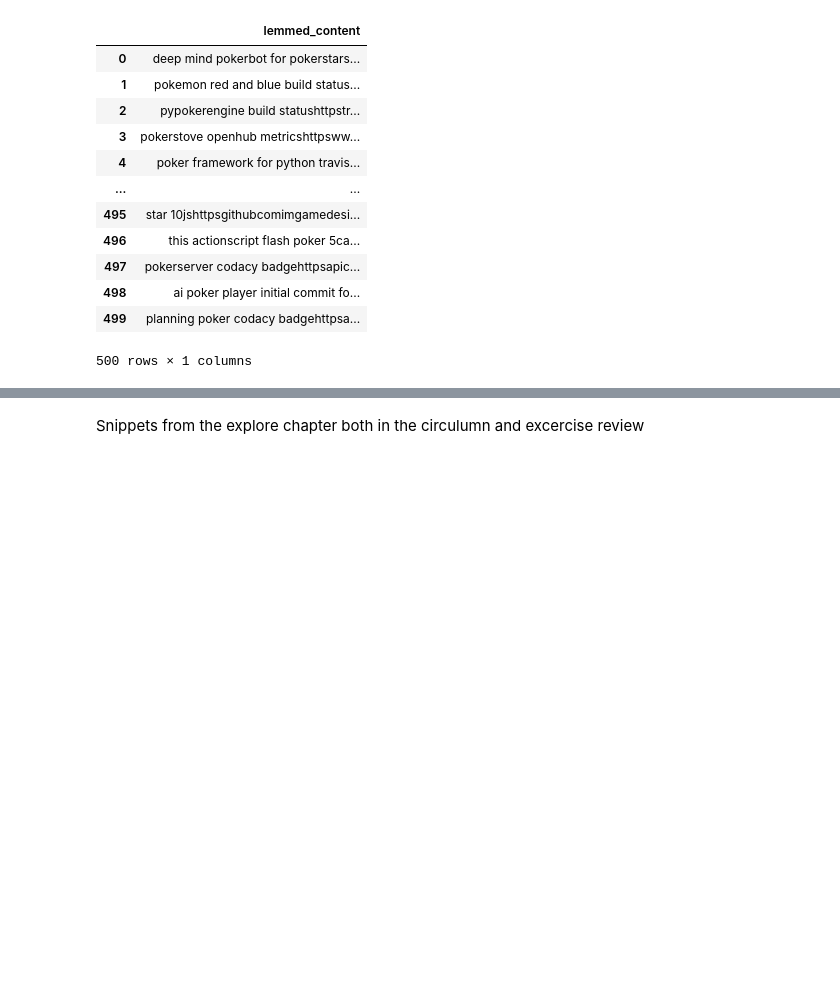
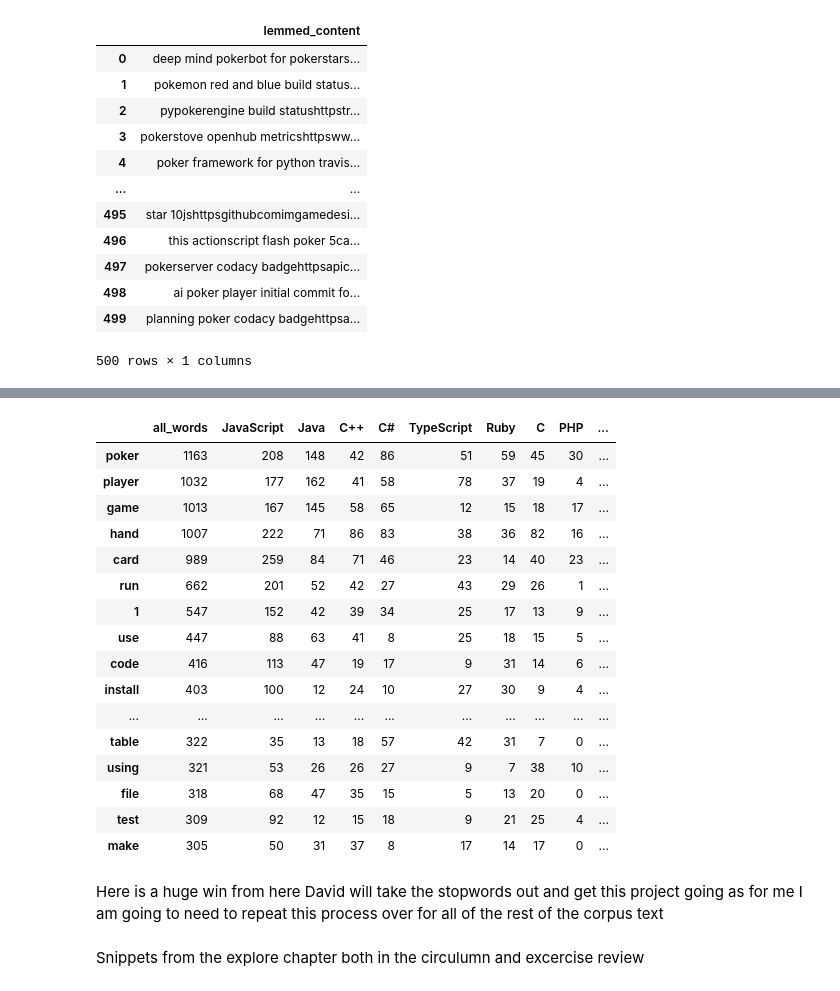
Before and after one commit to Lindsey-Melkozerov-Mitchell/project_repo, a Jupyter notebook: Vfolder/scratch.ipynb, the cells around one changed output, grey strips where cells are left out. Saved outputs shown, nothing was run; the diff lists cells and outputs as text; code cells hidden in the pictures; blank space fills up the shorter version.

```diff
--- a/Vfolder/scratch.ipynb
+++ b/Vfolder/scratch.ipynb
@@ -378,9 +235,3 @@ words = (cleaned_df.cleaned_content[0].split())
-# %%
-s = pd.Series(["a", "b", "c"],
-
-              name="vals")
-
-s.to_frame()
 # %%
 new_frame = cleaned_df.lemmed_content.to_frame()
 new_frame
@@ -587,0 +448,28 @@ new_frame.lemmed_content[0].split()
+# %%
+JavaScript = clean(' '.join(df[df.language == 'JavaScript'].readme_contents))
+Java = clean(' '.join(df[df.language == 'Java'].readme_contents))
+Cplusplus = clean(' '.join(df[df.language == 'C++'].readme_contents))
+C_sharp = clean(' '.join(df[df.language == 'C#'].readme_contents))
+TypeScript = clean(' '.join(df[df.language == 'TypeScript'].readme_contents))
+Ruby = clean(' '.join(df[df.language == 'Ruby'].readme_contents))
+Cee = clean(' '.join(df[df.language == 'C'].readme_contents))
+PeeHpee = clean(' '.join(df[df.language == 'PHP'].readme_contents))
+Jupyter_Notebook = clean(' '.join(df[df.language == 'Jupyter Notebook'].readme_contents))
+Assembly = clean(' '.join(df[df.language == 'Assembly'].readme_contents))
+
+all_words = clean(' '.join(df.readme_contents))
+# %%
+JavaScript_freq = pd.Series(JavaScript).value_counts()
+Java_ferq = pd.Series(Java).value_counts()
+Cplusplus_freq = pd.Series(Cplusplus).value_counts()
+C_sharp_freq = pd.Series(C_sharp).value_counts()
+TypeScript_freq = pd.Series(TypeScript).value_counts()
+Ruby_freq = pd.Series(Ruby).value_counts()
+Cee_freq = pd.Series(Cee).value_counts()
+PeeHpee_freq = pd.Series(PeeHpee).value_counts()
+Jupyter_Notebook_freq = pd.Series(Jupyter_Notebook).value_counts()
+Assembly_freq = pd.Series(Assembly).value_counts()
+all_freq = pd.Series(all_words).value_counts()
+
+# all_freq.head(20)
+# creating a wordcloud from here will yeild a visualization
@@ -587,0 +481,7 @@ new_frame.lemmed_content[0].split()
+# %%
+word_counts = (pd.concat([all_freq, JavaScript_freq, Java_ferq, Cplusplus_freq, C_sharp_freq, TypeScript_freq, Ruby_freq, Cee_freq, PeeHpee_freq, Jupyter_Notebook_freq, Assembly_freq], axis=1, sort=True)
+                .set_axis(['all_words', 'JavaScript', 'Java', 'C++', 'C#', 'TypeScript', 'Ruby', 'C', 'PHP', 'Jupyter Notebook', 'Assembly'], axis=1, inplace=False)
+                .fillna(0)
+                .apply(lambda s: s.astype(int)))
+
+word_counts.head()
@@ -588,3 +495,25 @@ new_frame.lemmed_content[0].split()
+# %%
+word_counts.sort_values(by='all_words', ascending=False).head(20)
+# %% [output]
+|  | all_words | JavaScript | Java | C++ | C# | TypeScript | Ruby | C | PHP | ... |
+| poker | 1163 | 208 | 148 | 42 | 86 | 51 | 59 | 45 | 30 | ... |
+| player | 1032 | 177 | 162 | 41 | 58 | 78 | 37 | 19 | 4 | ... |
+| game | 1013 | 167 | 145 | 58 | 65 | 12 | 15 | 18 | 17 | ... |
+| hand | 1007 | 222 | 71 | 86 | 83 | 38 | 36 | 82 | 16 | ... |
+| card | 989 | 259 | 84 | 71 | 46 | 23 | 14 | 40 | 23 | ... |
+| run | 662 | 201 | 52 | 42 | 27 | 43 | 29 | 26 | 1 | ... |
+| 1 | 547 | 152 | 42 | 39 | 34 | 25 | 17 | 13 | 9 | ... |
+| use | 447 | 88 | 63 | 41 | 8 | 25 | 18 | 15 | 5 | ... |
+| code | 416 | 113 | 47 | 19 | 17 | 9 | 31 | 14 | 6 | ... |
+| install | 403 | 100 | 12 | 24 | 10 | 27 | 30 | 9 | 4 | ... |
+| ... | ... | ... | ... | ... | ... | ... | ... | ... | ... | ... |
+| table | 322 | 35 | 13 | 18 | 57 | 42 | 31 | 7 | 0 | ... |
+| using | 321 | 53 | 26 | 26 | 27 | 9 | 7 | 38 | 10 | ... |
+| file | 318 | 68 | 47 | 35 | 15 | 5 | 13 | 20 | 0 | ... |
+| test | 309 | 92 | 12 | 15 | 18 | 9 | 21 | 25 | 4 | ... |
+| make | 305 | 50 | 31 | 37 | 8 | 17 | 14 | 17 | 0 | ... |
+# %% [markdown]
+Here is a huge win from here David will take the stopwords out and get this project going as for me I am going to need to repeat this process over for all of the rest of the corpus text
 # %% [markdown]
 Snippets from the explore chapter both in the circulumn and excercise review
 # %% [markdown]
```
Also changed, not shown: parts of 32 cells of this notebook.
